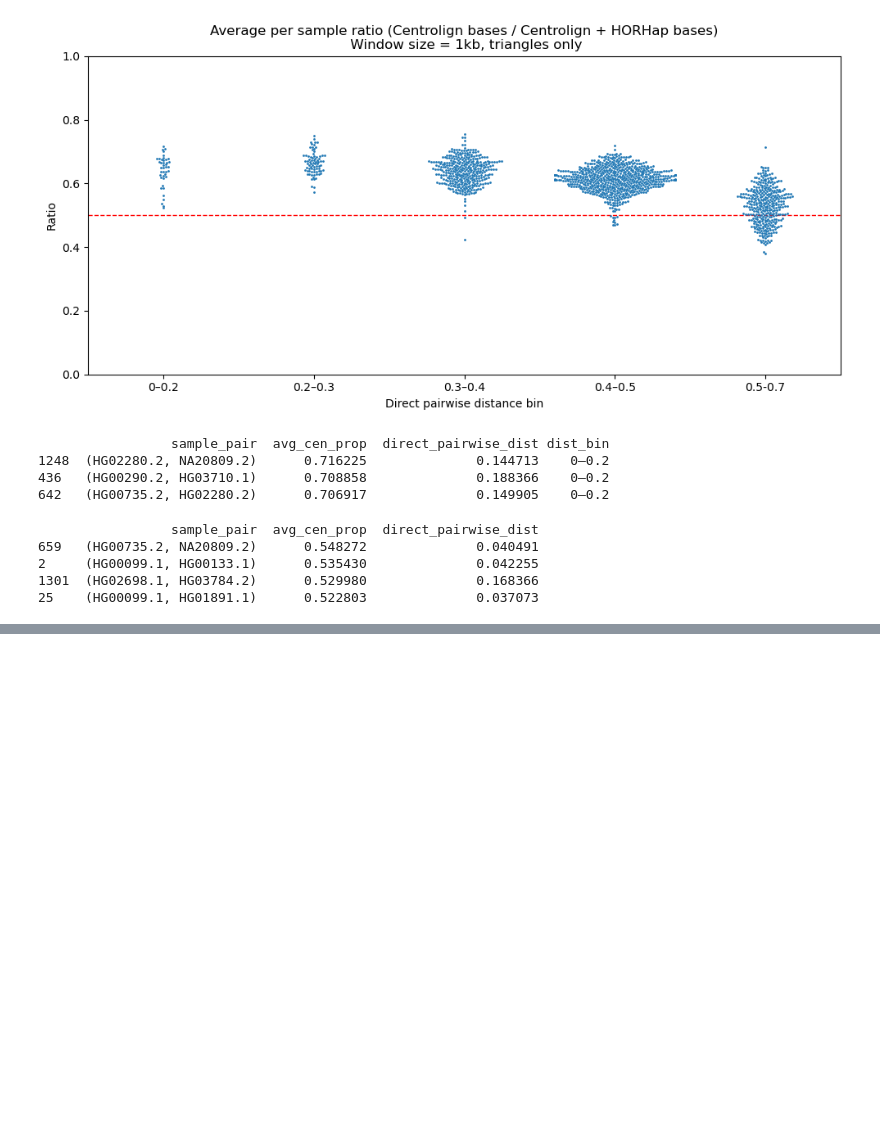
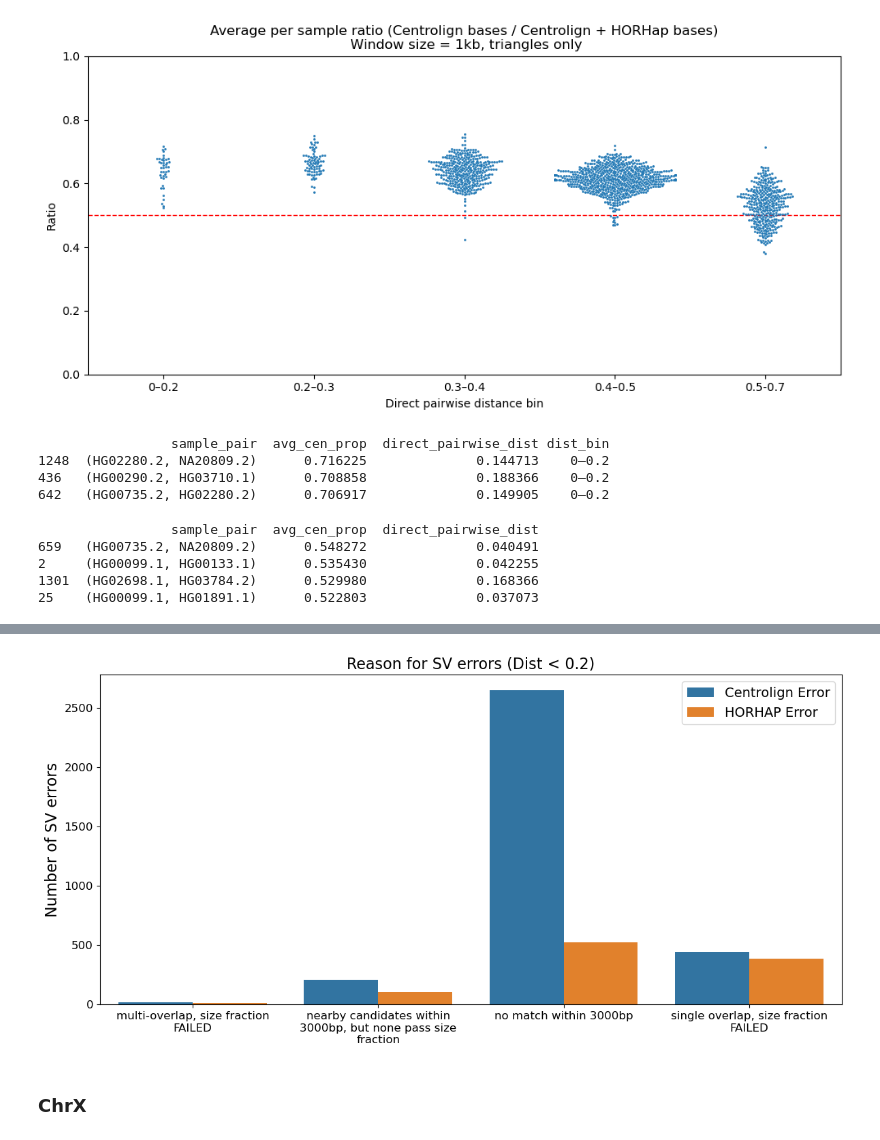
Before and after one commit to miramastoras/centrolign_analysis, a Jupyter notebook: analysis_notes/release2_QC_v2/notebooks/horhap_SV_concordance.ipynb, the cells around one changed output, grey strips where cells are left out. Cells and saved outputs as stored; diff of their text form; code cells hidden in the pictures; blank space fills up the shorter version.

```diff
--- a/analysis_notes/release2_QC_v2/notebooks/horhap_SV_concordance.ipynb
+++ b/analysis_notes/release2_QC_v2/notebooks/horhap_SV_concordance.ipynb
@@ -1038,0 +1363,10 @@ print(top3)
+# %%
+errors_df = read_results("/private/groups/patenlab/mira/centrolign/analysis/SVs_pairwise/chr12/cenHap4_benchmarking_HorHaps/sv_compare/md3k_msf0.5")
+# %%
+df_incorrect = errors_df[errors_df["matched"] == "incorrect"].copy()
+df_incorrect.loc[df_incorrect["label"] == "BED1", "label"] = "Centrolign Error"
+df_incorrect.loc[df_incorrect["label"] == "BED2", "label"] = "HORHAP Error"
+
+df_incorrect["chr"] = "chr12"
+
+len(df_incorrect)
@@ -1038,0 +1421,27 @@ print(top3)
+# %%
+import pandas as pd
+import seaborn as sns
+import matplotlib.pyplot as plt
+import textwrap
+
+# Example: df_incorrect is your dataframe
+counts = merged_df_filtered.groupby(["reason", "label"]).size().reset_index(name="count")
+
+# Wrap long reason labels at ~30 characters
+counts["reason_wrapped"] = counts["reason"].apply(lambda x: "\n".join(textwrap.wrap(x, width=30)))
+
+plt.figure(figsize=(12,6))
+sns.barplot(data=counts, x="reason_wrapped", y="count", hue="label", palette=["#1f77b4","#ff7f0e"])
+
+plt.ylabel("Number of SV errors",fontsize=16)
+plt.title("Reason for SV errors (Dist < 0.2)",fontsize=16)
+plt.xticks(rotation=0, fontsize=12)  # keep labels horizontal now that they are wrapped
+plt.yticks(fontsize=12)
+plt.legend(fontsize=14)
+plt.xlabel("")
+plt.tight_layout()
+plt.show()
+# %% [output]
+[figure, added]
+# %% [markdown]
+### ChrX
```
Also changed, not shown: parts of 15 cells of this notebook, 2 other files.
